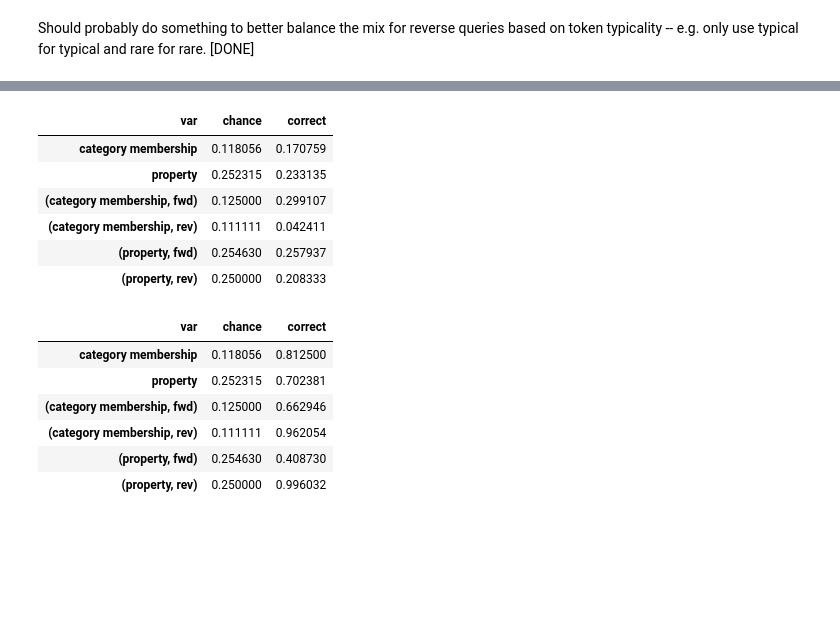
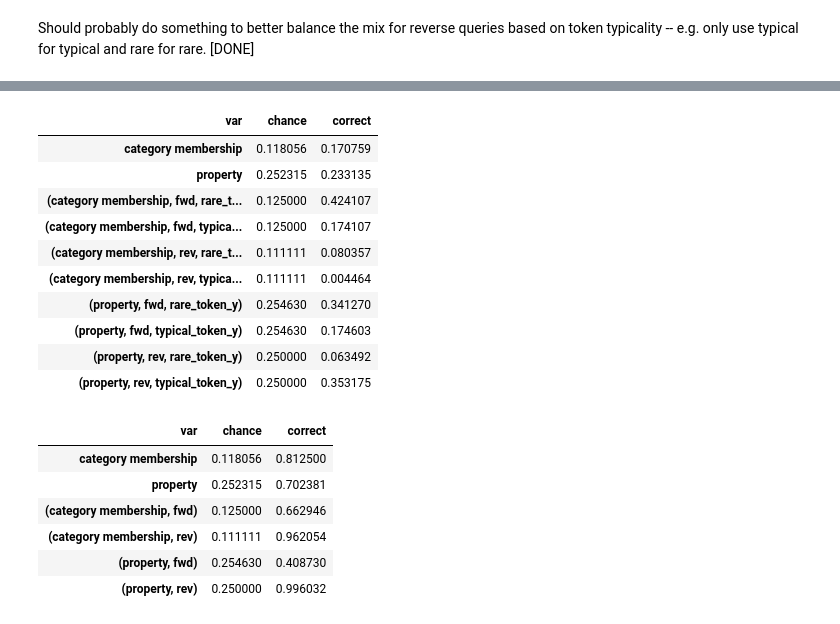
Before and after one commit to derekpowell/EasyEdit, a Jupyter notebook: catco-quicktest.ipynb, the cells around one changed output, grey strips where cells are left out. Drawn from its saved outputs; the diff is of its cells as text; code cells hidden in the pictures; blank space fills up the shorter version.

```diff
--- a/catco-quicktest.ipynb
+++ b/catco-quicktest.ipynb
@@ -187,12 +199,12 @@ def report_results(df):
             names_sep = '_'
         )
         .assign(test_group = lambda x: np.where(x.property.str.startswith("category_"), "category membership", "property"))
-        .groupby(['test_group', 'query_type', 'var'])
+        .groupby(['test_group', 'query_type', "token_type", 'var'])
         .agg(
             prop = ('value', 'mean')
             )
         .reset_index()
-        .pivot(index = ['test_group','query_type'], columns = ['var'], values = 'prop')
+        .pivot(index = ['test_group','query_type', "token_type"], columns = ['var'], values = 'prop')
 
     )
 
@@ -204,13 +332,18 @@ full_results_ROME.to_csv("results/ROME-LLAMA7B.csv")
-# %%
-report_results(full_results_ROME)
-# %% [output]
-| var | chance | correct |
-| category membership | 0.118056 | 0.170759 |
-| property | 0.252315 | 0.233135 |
-| (category membership, fwd) | 0.125000 | 0.299107 |
-| (category membership, rev) | 0.111111 | 0.042411 |
-| (property, fwd) | 0.254630 | 0.257937 |
-| (property, rev) | 0.250000 | 0.208333 |
+# %%
+full_results_ROME = pd.read_csv("results/ROME-LLAMA7B.csv", converters={'fwd_choices':literal_eval, 'rev_choices':literal_eval})
+report_results(full_results_ROME)
+# %% [output]
+| var | chance | correct |
+| category membership | 0.118056 | 0.170759 |
+| property | 0.252315 | 0.233135 |
+| (category membership, fwd, rare_t... | 0.125000 | 0.424107 |
+| (category membership, fwd, typica... | 0.125000 | 0.174107 |
+| (category membership, rev, rare_t... | 0.111111 | 0.080357 |
+| (category membership, rev, typica... | 0.111111 | 0.004464 |
+| (property, fwd, rare_token_y) | 0.254630 | 0.341270 |
+| (property, fwd, typical_token_y) | 0.254630 | 0.174603 |
+| (property, rev, rare_token_y) | 0.250000 | 0.063492 |
+| (property, rev, typical_token_y) | 0.250000 | 0.353175 |
 # %%
 edit_method = "ICE"
 full_results_ICE = edit_and_evaluate(edits_df, eval_df, edited_model, edit_method)
```
Also changed, not shown: parts of 11 cells of this notebook, 3 other files.
